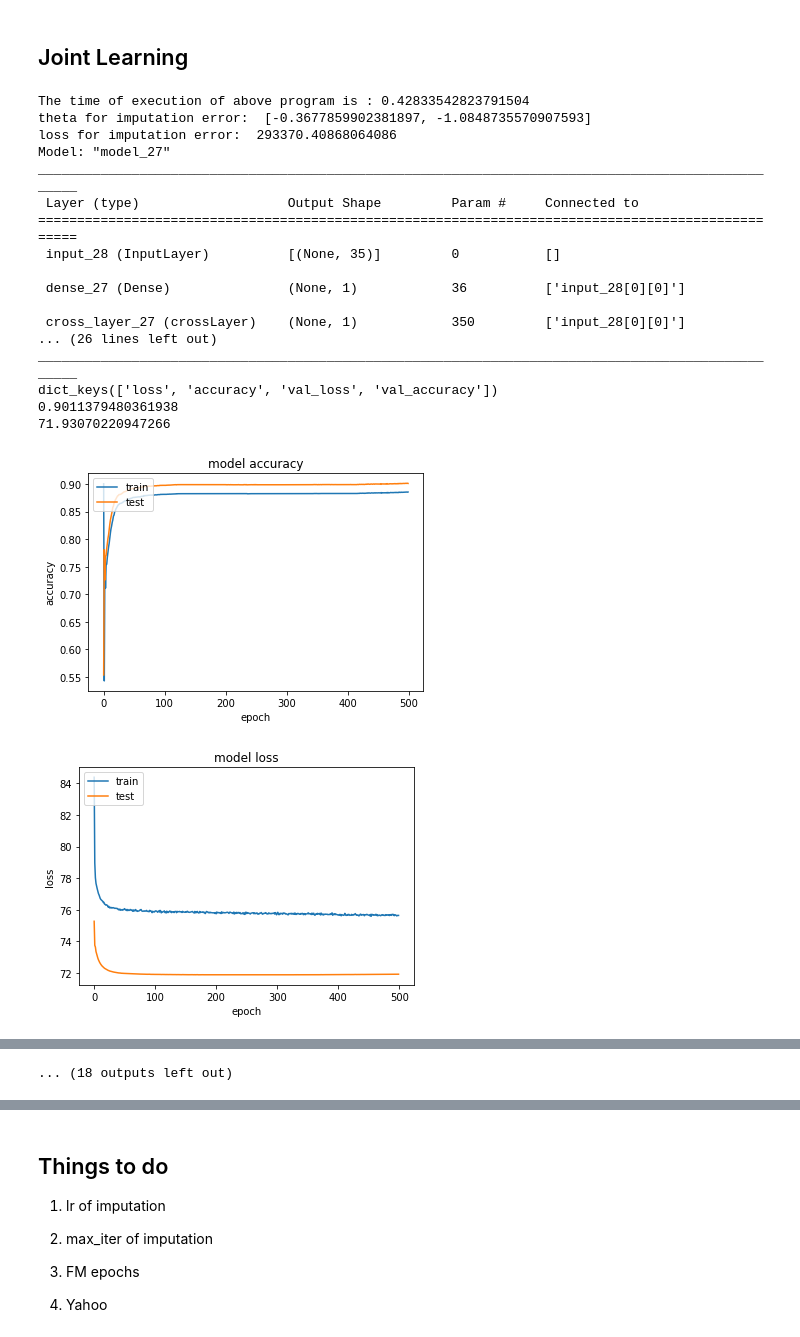
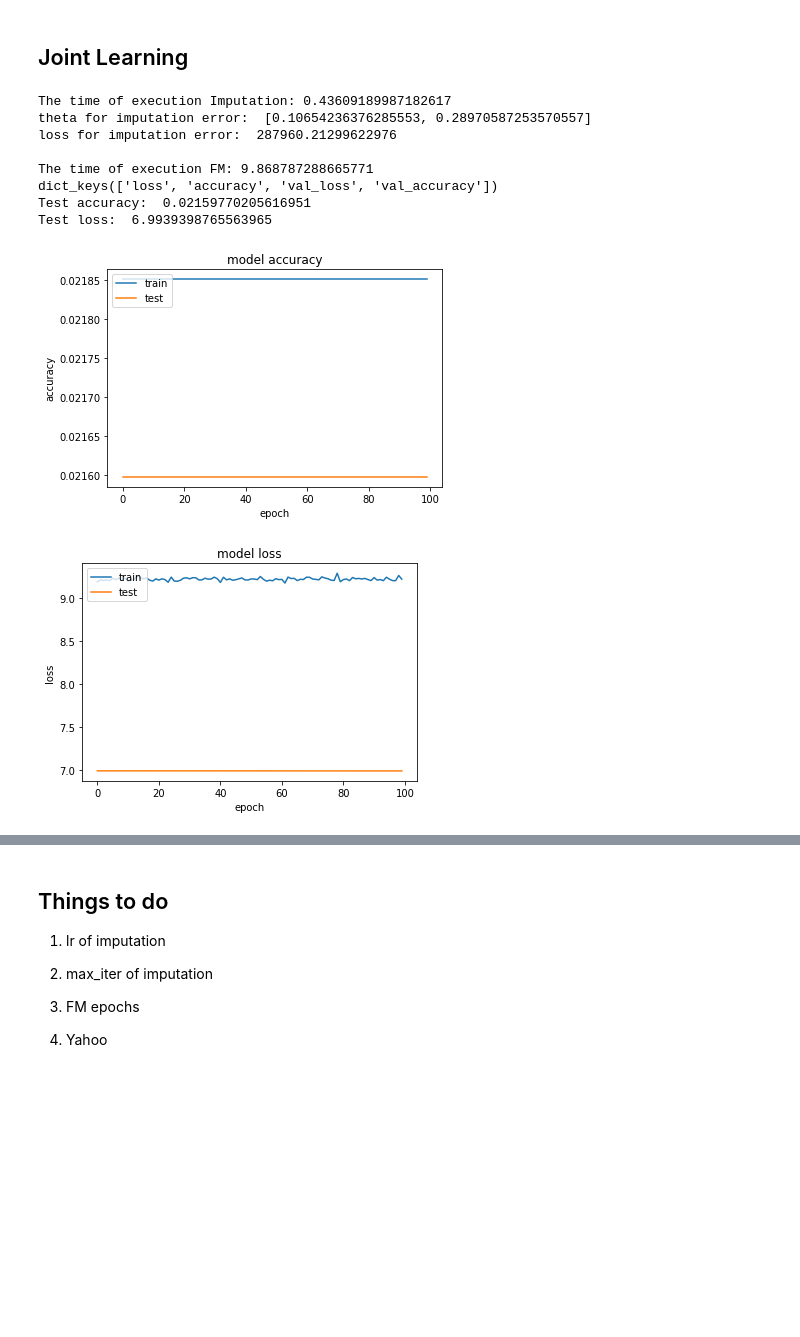
Before and after one commit to Recommendation-System-Project/Recommendation-system, a Jupyter notebook: DR_coat.ipynb, the cells around one changed output, grey strips where cells are left out. Cells and saved outputs as stored; diff of their text form; code cells hidden in the pictures; blank space fills up the shorter version.

```diff
--- a/DR_coat.ipynb
+++ b/DR_coat.ipynb
@@ -95,8 +95,8 @@ def FM(feature_dim, e, p, O_mask):
     cross = crossLayer(feature_dim)(inputs)
     add = Add()([linear, cross])  # 将一阶特征与二阶特征相加构建FM模型
 
-    pred = add
-    # pred = Activation('sigmoid')(add)
+    # pred = add
+    pred = Activation('sigmoid')(add)
     model = Model(inputs=inputs, outputs=pred)
 
     # model.summary()
@@ -194,7 +196,7 @@ ratings_test = np.genfromtxt("data/test.ascii", dtype=None).astype(np.float32)
 test_accuracy = 0.5
 
 iter_count = 0
-max_iter_joint = 100
+max_iter_joint = 20
 while test_accuracy <= 0.95 and iter_count < max_iter_joint:
   observed_e = predicted_r - observed_r # e_ui
   observed_e_1d = observed_e.flatten()
@@ -205,49 +207,44 @@ while test_accuracy <= 0.95 and iter_count < max_iter_joint:
   y = torch.randn(1)
   lr = 0.0001
   max_iter = 1000
 
   start = time.time()
   theta,loss = gradient_descent(w, y, loss_emputation, observed_e_1d, predicted_r_1d, propensities_1d, max_iter, lr)
   end = time.time()
-  print("The time of execution of above program is :", end-start)
+  print("The time of execution Imputation:", end-start)
   print("theta for imputation error: ", theta)
   print("loss for imputation error: ", loss)
 
   predicted_e = theta[0]*((predicted_r - theta[1])**2)
 
   # Training FM
   x_trn = features_matrix
   y_trn = ratings_train.flatten()
   y_tst = ratings_test.flatten()
 
   # 定义模型
   model = FM(x_trn.shape[1], predicted_e.astype(np.float32), propensities, O_mask.astype(np.float32))
 
   # 训练模型
-  history = model.fit(x_trn, y_trn, epochs=500, batch_size=87000, validation_data=(x_trn, y_tst), verbose = 0)
+  start = time.time()
+  history = model.fit(x_trn, y_trn, epochs=100, batch_size=87000, validation_data=(x_trn, y_tst), verbose = 0)
   predicted_r_1d = model.predict(features_matrix).reshape(87000,)
   predicted_r = predicted_r_1d.reshape(290,300)
   iter_count += 1
   test_accuracy = history.history['val_accuracy'][-1]
+  end = time.time()
+  print("")
+  print("The time of execution FM:", end-start)
 
   result(history)
 # %% [output]
-The time of execution of above program is : 0.42833542823791504
-theta for imputation error:  [-0.3677859902381897, -1.0848735570907593]
-loss for imputation error:  293370.40868064086
-Model: "model_27"
-__________________________________________________________________________________________________
- Layer (type)                   Output Shape         Param #     Connected to
-==================================================================================================
- input_28 (InputLayer)          [(None, 35)]         0           []
+The time of execution Imputation: 0.43609189987182617
+theta for imputation error:  [0.10654236376285553, 0.28970587253570557]
+loss for imputation error:  287960.21299622976
 
- dense_27 (Dense)               (None, 1)            36          ['input_28[0][0]']
-
- cross_layer_27 (crossLayer)    (None, 1)            350         ['input_28[0][0]']
-... (26 lines left out)
-__________________________________________________________________________________________________
+The time of execution FM: 9.868787288665771
 dict_keys(['loss', 'accuracy', 'val_loss', 'val_accuracy'])
-0.9011379480361938
-71.93070220947266
+Test accuracy:  0.02159770205616951
+Test loss:  6.9939398765563965
-[figure, old version]
+[figure, new version]
-[figure, old version]
+[figure, new version]
@@ -311 +263,0 @@ dict_keys(['loss', 'accuracy', 'val_loss', 'val_accuracy'])
-... (18 outputs left out)
```
Also changed, not shown: parts of 8 cells of this notebook.
